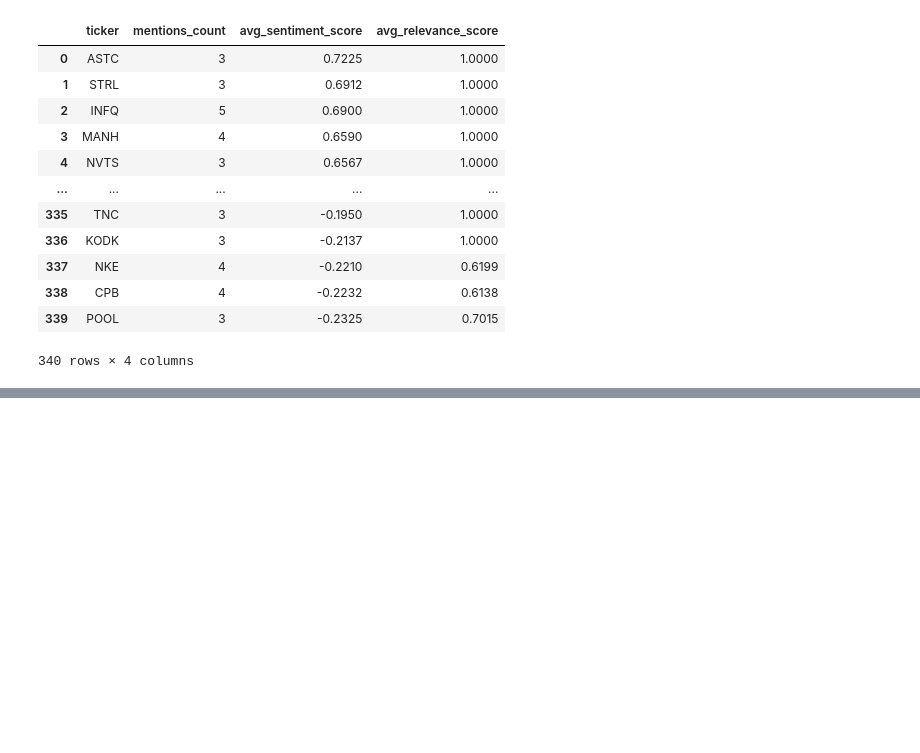
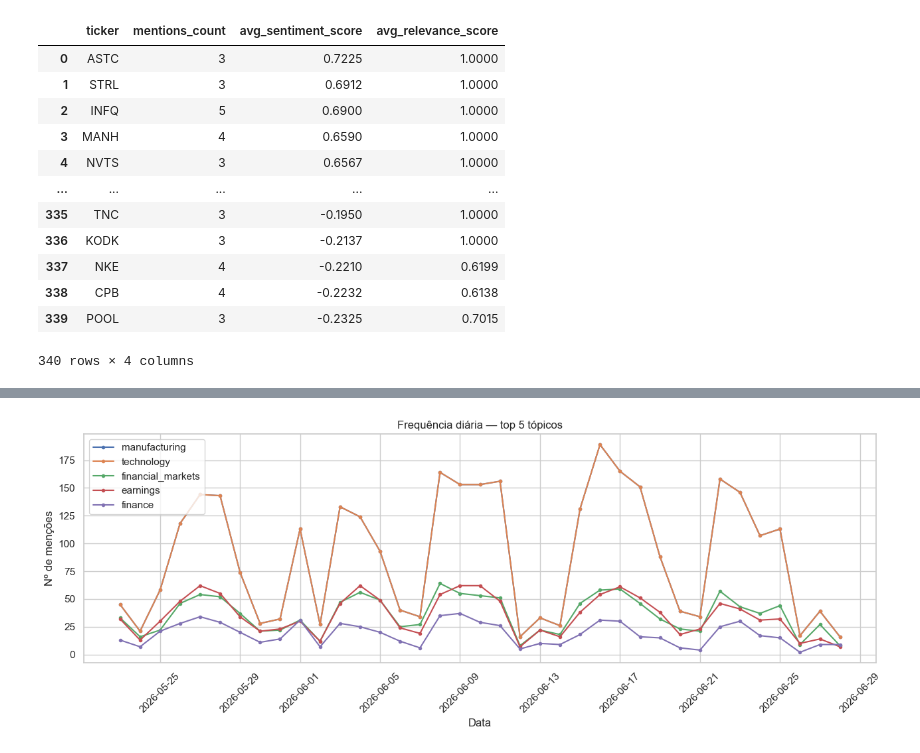
Before and after one commit to thiago2608santana/data-collection, a Jupyter notebook: exploration_alpha_vantage.ipynb, the cells around one changed output, grey strips where cells are left out. Saved outputs shown, nothing was run; the diff lists cells and outputs as text; code cells hidden in the pictures; blank space fills up the shorter version.

```diff
--- a/exploration_alpha_vantage.ipynb
+++ b/exploration_alpha_vantage.ipynb
@@ -498,0 +622,30 @@ Top 5 Tickers Mais Positivos:
+# %%
+TOP_N_TIME = 5
+
+top_topics_time = [
+    r["topic"] for r in
+    df_topics.groupBy("topic").count().orderBy(F.desc("count")).limit(TOP_N_TIME).collect()
+]
+
+df_topic_time = (
+    df_topics
+    .filter(F.col("topic").isin(top_topics_time))
+    .withColumn("publish_date", F.to_date("time_published"))
+    .groupBy("publish_date", "topic")
+    .agg(F.count("url").alias("mencoes"))
+    .orderBy("publish_date")
+)
+pdf_tt = df_topic_time.toPandas()
+pdf_tt["publish_date"] = pd.to_datetime(pdf_tt["publish_date"])
+
+fig, ax = plt.subplots(figsize=(13, 5))
+for topic in top_topics_time:
+    subset = pdf_tt[pdf_tt["topic"] == topic]
+    ax.plot(subset["publish_date"], subset["mencoes"], marker="o", ms=3, label=topic)
+ax.set_title(f"Frequência diária — top {TOP_N_TIME} tópicos")
+ax.set_xlabel("Data"); ax.set_ylabel("Nº de menções")
+ax.legend(loc="upper left")
+ax.tick_params(axis="x", rotation=45)
+plt.tight_layout(); plt.show()
+# %% [output]
+[figure, added]
```
Also changed, not shown: parts of 9 cells of this notebook, 4 other files.
